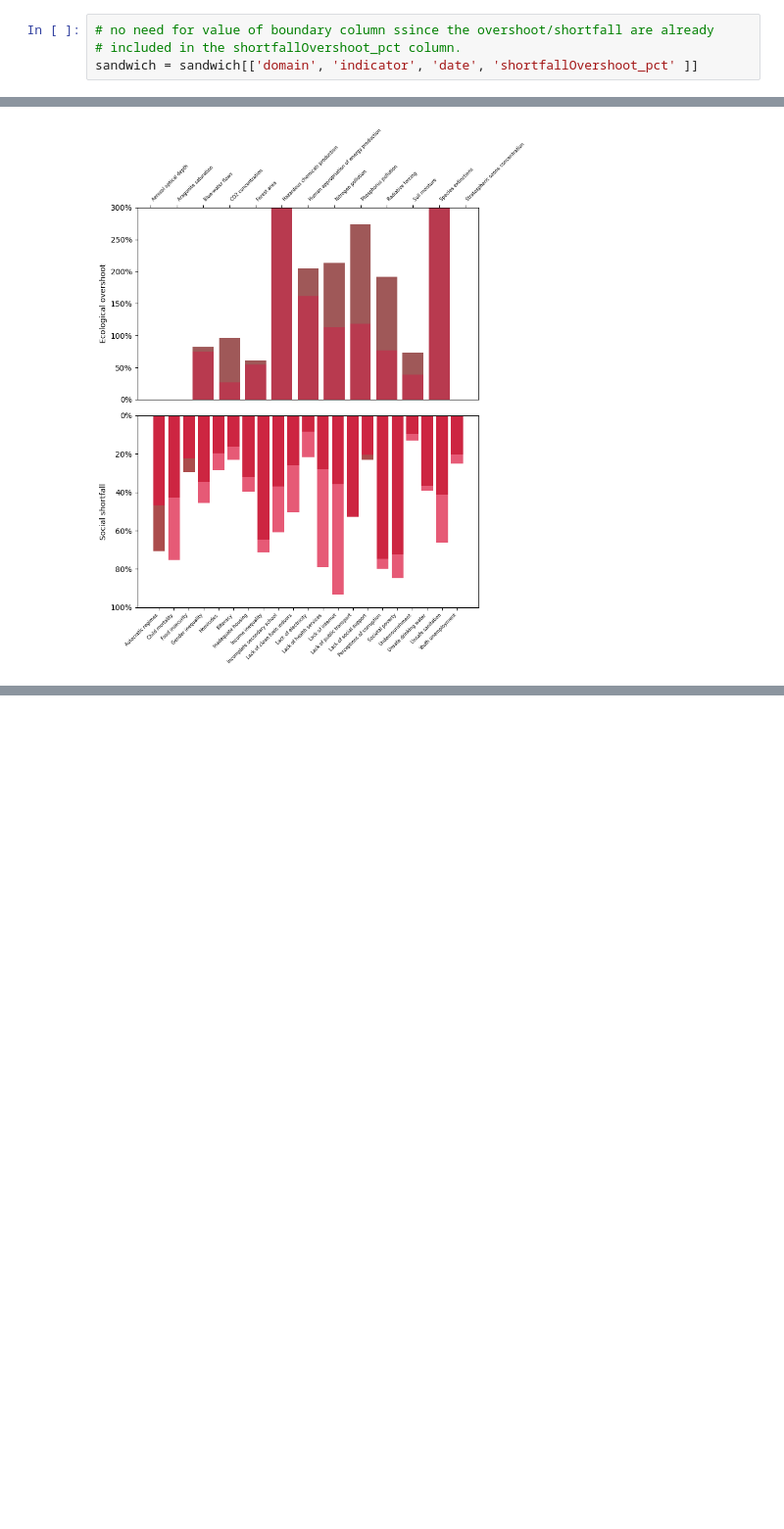
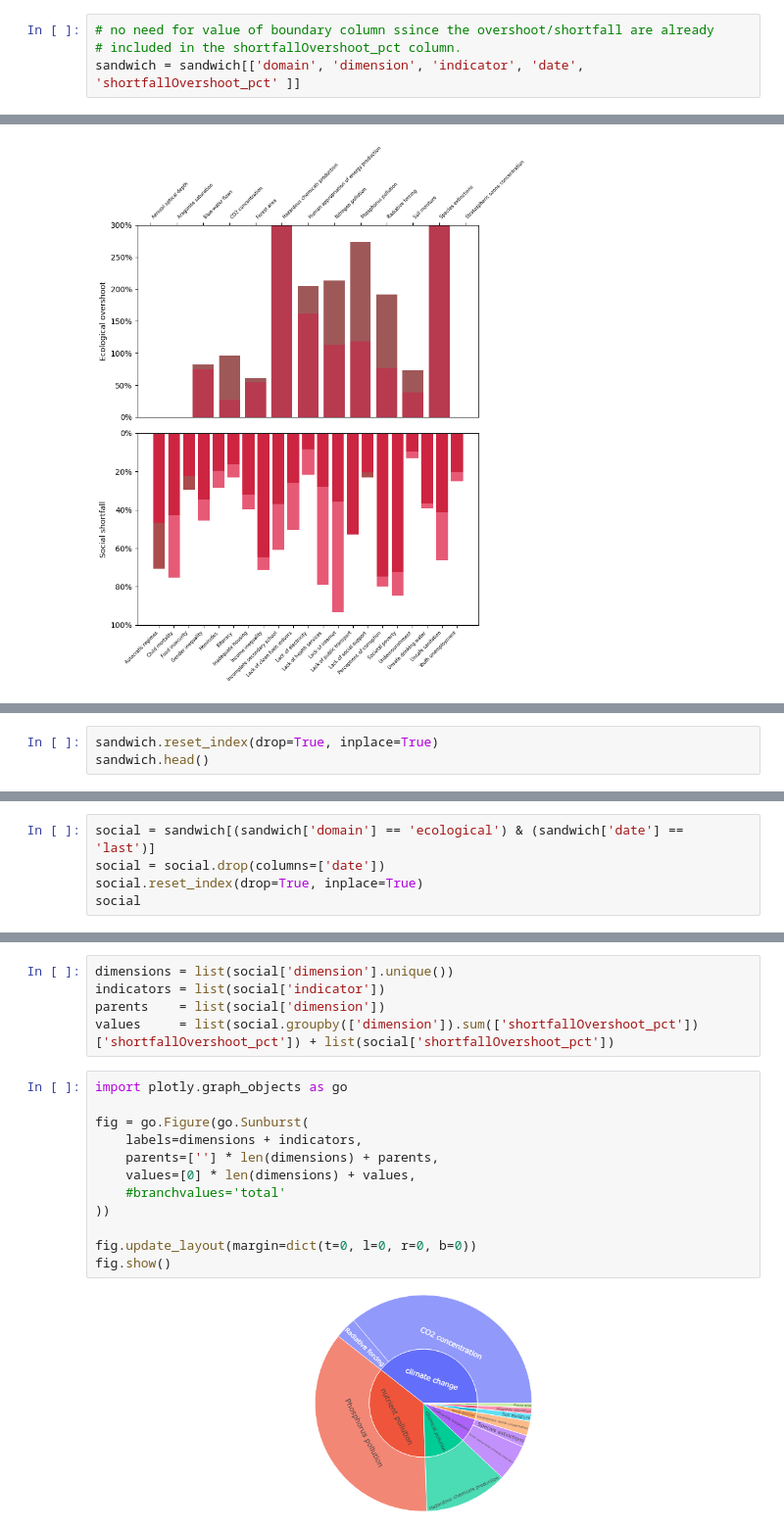
Before and after one commit to romgzn/Data_Analysis_Machine_Learning_Assignments, a Jupyter notebook: first_assignment/Sandwich.ipynb, the cells around one changed output, grey strips where cells are left out. Shown at 98% size. Drawn from its saved outputs; the diff is of its cells as text; blank space fills up the shorter version.

Commit message:
Begin the doughnut visualization logic and reasoning

```diff
--- a/first_assignment/Sandwich.ipynb
+++ b/first_assignment/Sandwich.ipynb
@@ -27,7 +27,7 @@ sandwich = sandwich[sandwich['type'] == 'global doughnut']
 # %%
 # no need for value of boundary column ssince the overshoot/shortfall are already
 # included in the shortfallOvershoot_pct column.
-sandwich = sandwich[['domain', 'indicator', 'date', 'shortfallOvershoot_pct' ]]
+sandwich = sandwich[['domain', 'dimension', 'indicator', 'date', 'shortfallOvershoot_pct' ]]
 # %%
 # have only start and end date lines
 sandwich.sort_values(['indicator', 'date'], inplace=True)
@@ -156,0 +166,3 @@ plt.show()
+# %%
+sandwich.reset_index(drop=True, inplace=True)
+sandwich.head()
@@ -156,0 +176,5 @@ plt.show()
+# %%
+social = sandwich[(sandwich['domain'] == 'ecological') & (sandwich['date'] == 'last')]
+social = social.drop(columns=['date'])
+social.reset_index(drop=True, inplace=True)
+social
@@ -156,0 +196,19 @@ plt.show()
+# %%
+dimensions = list(social['dimension'].unique())
+indicators = list(social['indicator'])
+parents    = list(social['dimension'])
+values     = list(social.groupby(['dimension']).sum(['shortfallOvershoot_pct'])['shortfallOvershoot_pct']) + list(social['shortfallOvershoot_pct'])
+# %%
+import plotly.graph_objects as go
+
+fig = go.Figure(go.Sunburst(
+    labels=dimensions + indicators,
+    parents=[''] * len(dimensions) + parents,
+    values=[0] * len(dimensions) + values,
+    #branchvalues='total'
+))
+
+fig.update_layout(margin=dict(t=0, l=0, r=0, b=0))
+fig.show()
+# %% [output]
+[figure, added]
```
Also changed, not shown: parts of 9 cells of this notebook.
